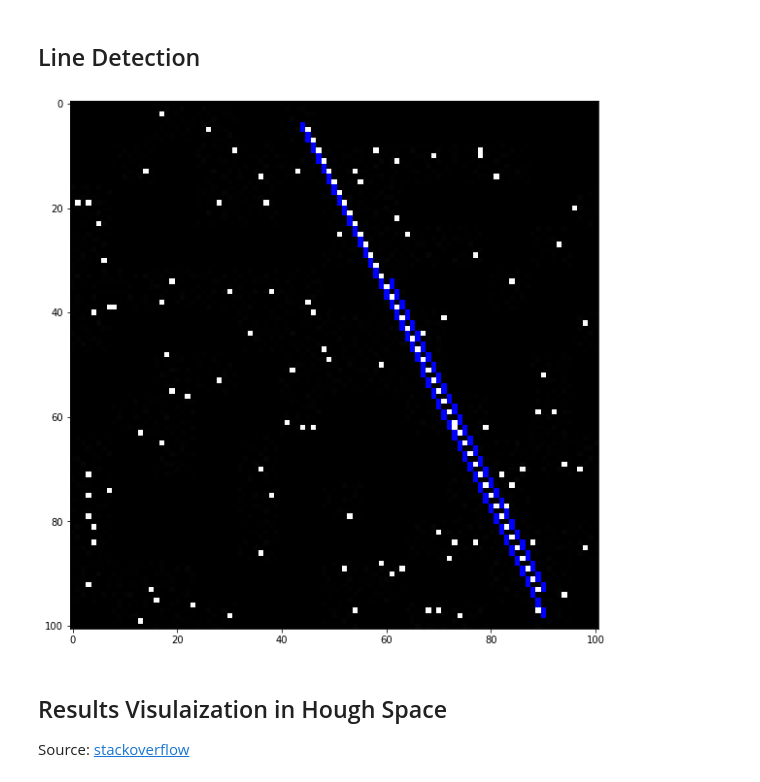
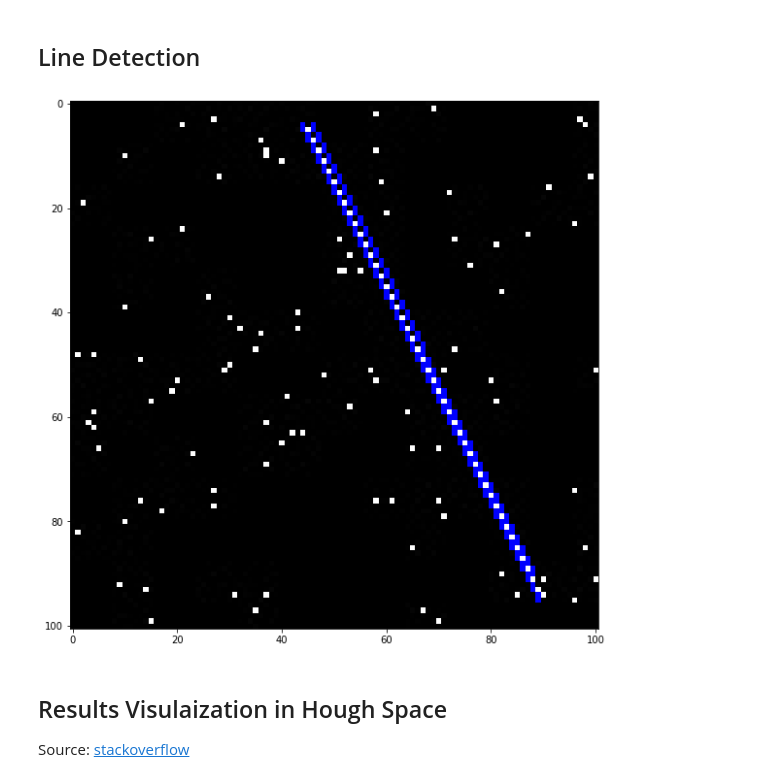
Before and after one commit to ahmad12hamdan99/SPA, a Jupyter notebook: Hough Transform/Hough_Transform.ipynb, the cells around one changed output. Saved outputs shown, nothing was run; the diff lists cells and outputs as text; code cells hidden in the pictures.

```diff
--- a/Hough Transform/Hough_Transform.ipynb
+++ b/Hough Transform/Hough_Transform.ipynb
@@ -73,39 +74,40 @@ True
 # %% [markdown]
 ## Line Detection
 # %%
+#helper function from Lab3
 def detectLines(max_slider):
   global img
   global dst
   global gray
 
   dst = np.copy(img)
 
   th1 = 500
   th2 = 200
   edges = cv2.Canny(img, th1, th2)
   #show_in_row([edges])
 
 	# Apply probabilistic hough line transform
   lines = cv2.HoughLinesP(edges, 1, np.pi/180.0, 50, minLineLength=10, maxLineGap=100)
 
   for line in lines:
     x1, y1, x2, y2 = line[0]
     cv2.line(dst, (x1, y1), (x2, y2), (0,0,255), 1)
 
-img = read_and_resize("line with noise.jpg")
+img = read_and_resize("line.jpg")
 
 # Create a copy for later usage
 dst = np.copy(img)
 
 # Convert image to gray
 gray = cv2.cvtColor(img, cv2.COLOR_BGR2GRAY)
 # Initialize threshold value
 initThresh = 500
 
 detectLines(initThresh)
 show_in_row([dst])
 # %% [output]
-[figure, old version]
+[figure, new version]
 # %% [markdown]
 ## Results Visulaization in Hough Space
 
```
Also changed, not shown: parts of 5 cells of this notebook.
